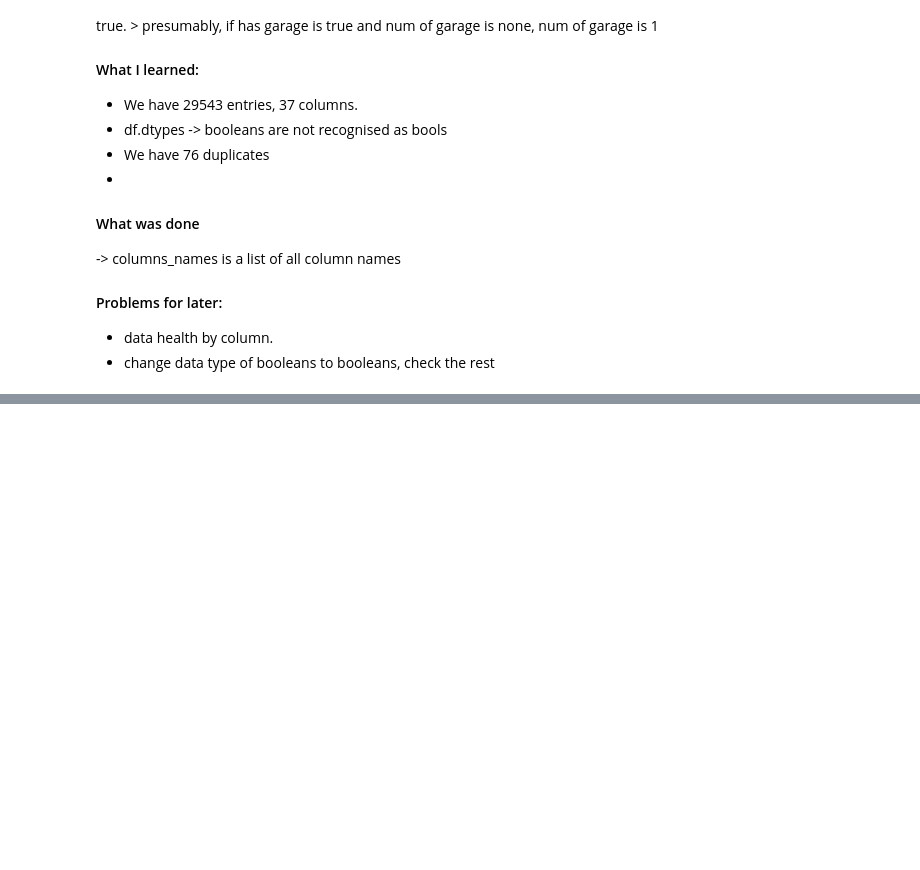
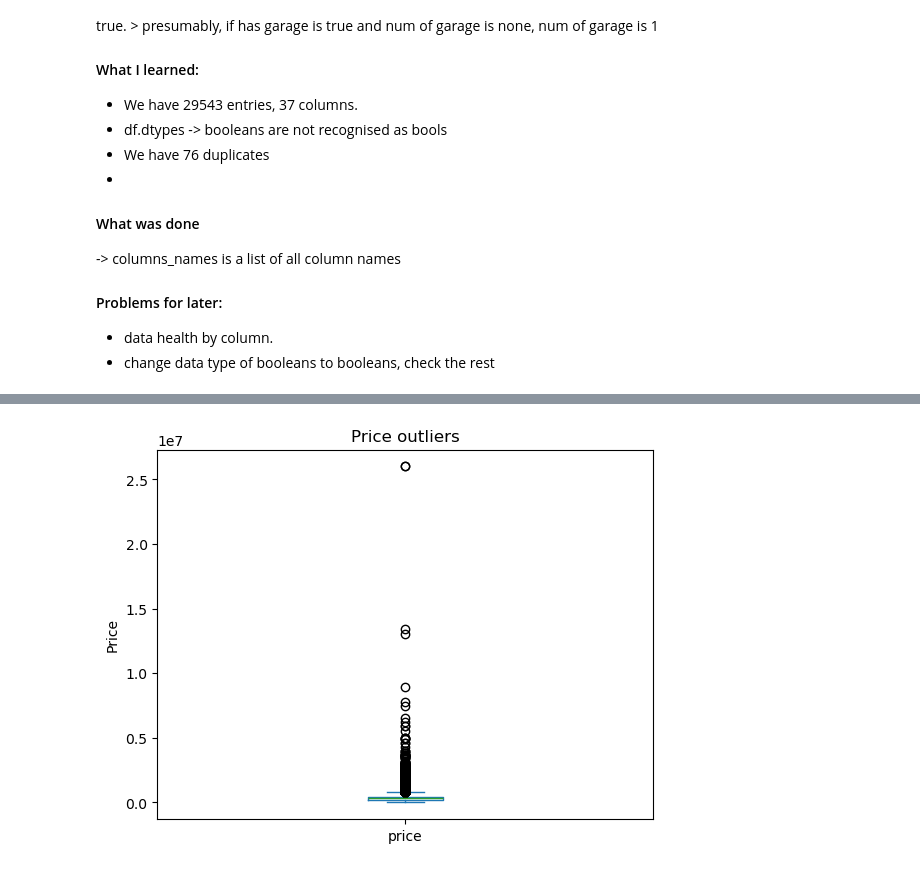
Before and after one commit to JanKazimir/ImmoElizza_team3, a Jupyter notebook: aajan_stuff/Jan_cleaning_dataset.ipynb, the cells around one changed output, grey strips where cells are left out. Saved outputs shown, nothing was run; the diff lists cells and outputs as text; code cells hidden in the pictures; blank space fills up the shorter version.

```diff
--- a/aajan_stuff/Jan_cleaning_dataset.ipynb
+++ b/aajan_stuff/Jan_cleaning_dataset.ipynb
@@ -316,0 +317,12 @@ data_health_by_type.sort_values(by="appartment", axis=1, ascending=True)
+# %%
+## 4/ Dropping useless columns:
+
+columns_to_drop = ['has_access_for_disabled', 'terrace_area_m2', 'kitchen_equipment', 'has_access_for_disabled',
+                   'has_attic', 'has_cellar', 'yearly_total_primary_energy_consumption_in_kWh_by_year',
+                   'garden_area_m2', 'has_solar_panels', 'has_heat_pump', 'has_floor_heating', 'has_balcony', 'has_fireplace', 'is_low_energy', 'description']
+
+## ❗❗ Dropping descriptions for now
+
+df = df.drop(columns_to_drop, axis=1)
+
+print(len(columns_to_drop))
@@ -317,5 +331,5 @@ data_health_by_type.sort_values(by="appartment", axis=1, ascending=True)
 # %%
-## 4/ Outliers : let's nuke ourselves some outliers
+## 5/ Outliers : let's nuke ourselves some outliers
 
 # null an outlier value:  df.loc[df["page_id"] == "19694", "number_of_bedrooms"] = np.nan
 # Drop a set of rows: df = df[df["property_type"] != "investmentProperty"]
@@ -341,10 +355,13 @@ df.loc[df["livable_surface_m2"] < 10, "livable_surface_m2"] = np.nan
 
 
 ## Terrace area  terrace_area_m2
-df.loc[df["terrace_area_m2"] > 1000, "terrace_area_m2"] = np.nan
+#df.loc[df["terrace_area_m2"] > 1000, "terrace_area_m2"] = np.nan
 
 ## garden_area_m2
-df.loc[df["garden_area_m2"] > 150000, "garden_area_m2"] = np.nan
+#df.loc[df["garden_area_m2"] > 150000, "garden_area_m2"] = np.nan
 
 ## land_area_m2
 df.loc[df["land_area_m2"] < 10, "land_area_m2"] = np.nan
+
+## specific_primary_energy_consumption_KWh_by_m2_by_year
+df.loc[df["specific_primary_energy_consumption_KWh_by_m2_by_year"] > 20000, "specific_primary_energy_consumption_KWh_by_m2_by_year"] = np.nan
@@ -395,0 +403,16 @@ let's not, i can do it later if it's too messy
+# %%
+## Adding a region and price_by_m2 column
+
+## Creating a regions columns:
+def set_region(zip_code):
+    if "1000" <= zip_code <= "1299":
+        return "Brussels"
+    elif ("1300" <= zip_code <= "1499") or ("4000" <= zip_code <= "7999"):
+        return "Wallonia"
+    else:
+        return "Flanders"
+
+df['region'] = df['zip_code'].apply(set_region)
+
+## price by m2 column
+df['price_by_m2'] = ((df['price']) / (df['livable_surface_m2'])).round(2)
@@ -395,0 +457,10 @@ let's not, i can do it later if it's too messy
+# %%
+## Looking at outliers:
+
+
+df['price'].plot.box()
+plt.ylabel('Price')
+plt.title('Price outliers')
+plt.show()
+# %% [output]
+[figure, added]
```
Also changed, not shown: parts of 14 cells of this notebook.
